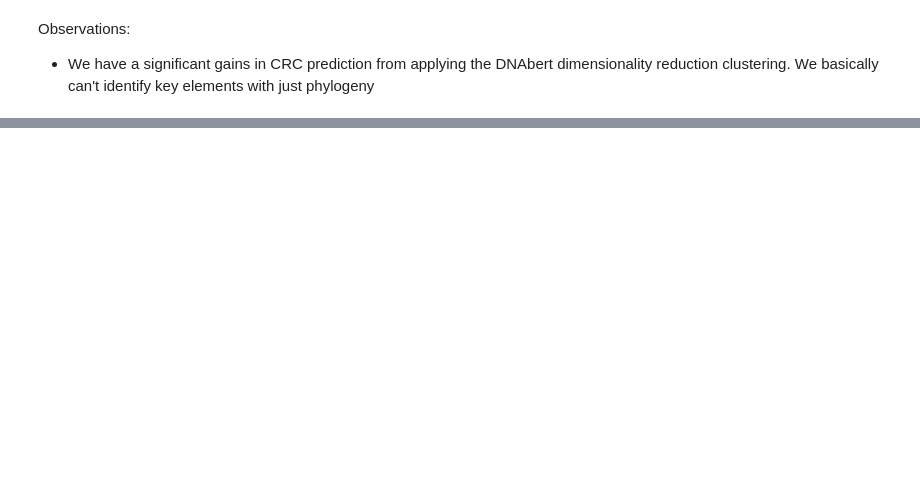
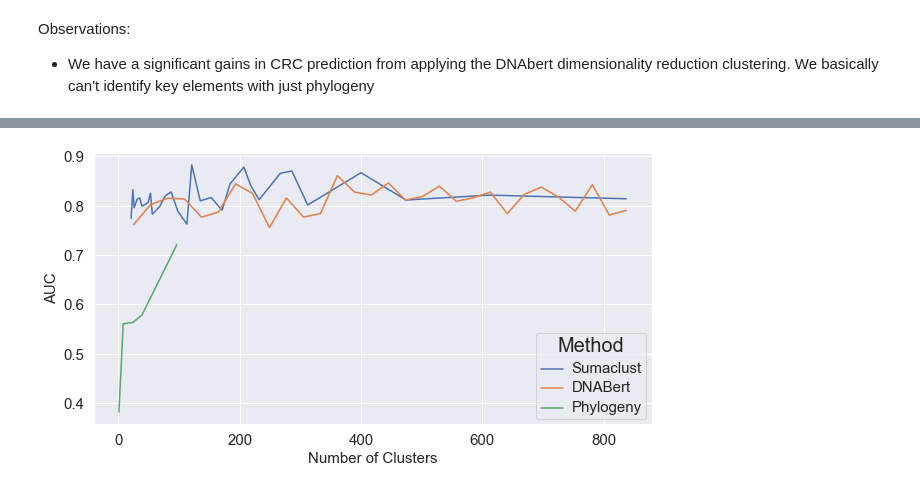
Before and after one commit to gaustin15/W4671_project, a Jupyter notebook: CRC_prediction.ipynb, the cells around one changed output, grey strips where cells are left out. Drawn from its saved outputs; the diff is of its cells as text; code cells hidden in the pictures; blank space fills up the shorter version.

```diff
--- a/CRC_prediction.ipynb
+++ b/CRC_prediction.ipynb
@@ -477,0 +634,46 @@ for i in phylo_group_results.loc[phylo_group_results.coef != 0].index:
+# %%
+response = metadata
+G = []
+for i in [1, 2, 3, 5, 6, 7, 20]:
+    G.append( test_reduce_by_phylo_name(df_fixed, response, i, otu_phylo, f = 'rf') )
+
+
+phylo_results = pd.concat([ pd.DataFrame.from_dict(
+    {'fpr':a[0],
+     'tpr':a[1],
+     'auc':[a[2]]*len(a[1]),
+     'n_cutoffs':[a[3]]*len(a[1]) } ) \
+           for a in G ], axis = 0 )
+
+phylo_results['Phylo Tree Grouping Dimension'] = phylo_results.n_cutoffs.astype(str) + ', AUC = ' \
+                        + phylo_results.auc.astype(str).str[0:4]
+# %%
+auc_summary = sum_results.groupby('n_dims')['auc'].mean().reset_index()
+auc_summary_ = full_results.groupby('n_dims')['auc'].mean().reset_index()
+auc_summary['Method'] = 'Sumaclust'
+auc_summary_['Method'] = 'DNABert'
+phylo_results['n_dims'] = phylo_results.n_cutoffs
+auc_summary__ = phylo_results.groupby('n_dims')['auc'].mean().reset_index()
+auc_summary__['Method'] = 'Phylogeny'
+
+auc_summary = pd.concat((auc_summary, auc_summary_, auc_summary__), axis = 0)
+
+
+
+auc_summary = pd.concat((auc_summary, auc_summary_), axis = 0)
+sns.set_theme()
+plt.figure(figsize=(10,5))
+ax = sns.lineplot(x = 'n_dims', y = 'auc',
+             data = auc_summary,\
+             ci= 0, hue = 'Method')
+
+#plt.title('Comparing Random Forest AUCs across Clustering Methods')
+plt.xlabel("Number of Clusters", fontsize = 15)
+plt.ylabel("AUC", fontsize = 15)
+plt.setp( ax.get_legend().get_texts(), fontsize='15')
+plt.setp(ax.get_legend().get_title(), fontsize='20')
+ax.tick_params(axis='both', which='major', labelsize=15)
+plt.savefig('crc_zhao_rf.png', pad_inches = 0)
+plt.show()
+# %% [output]
+[figure, added]
```
Also changed, not shown: parts of 19 cells of this notebook, 2 other files.
